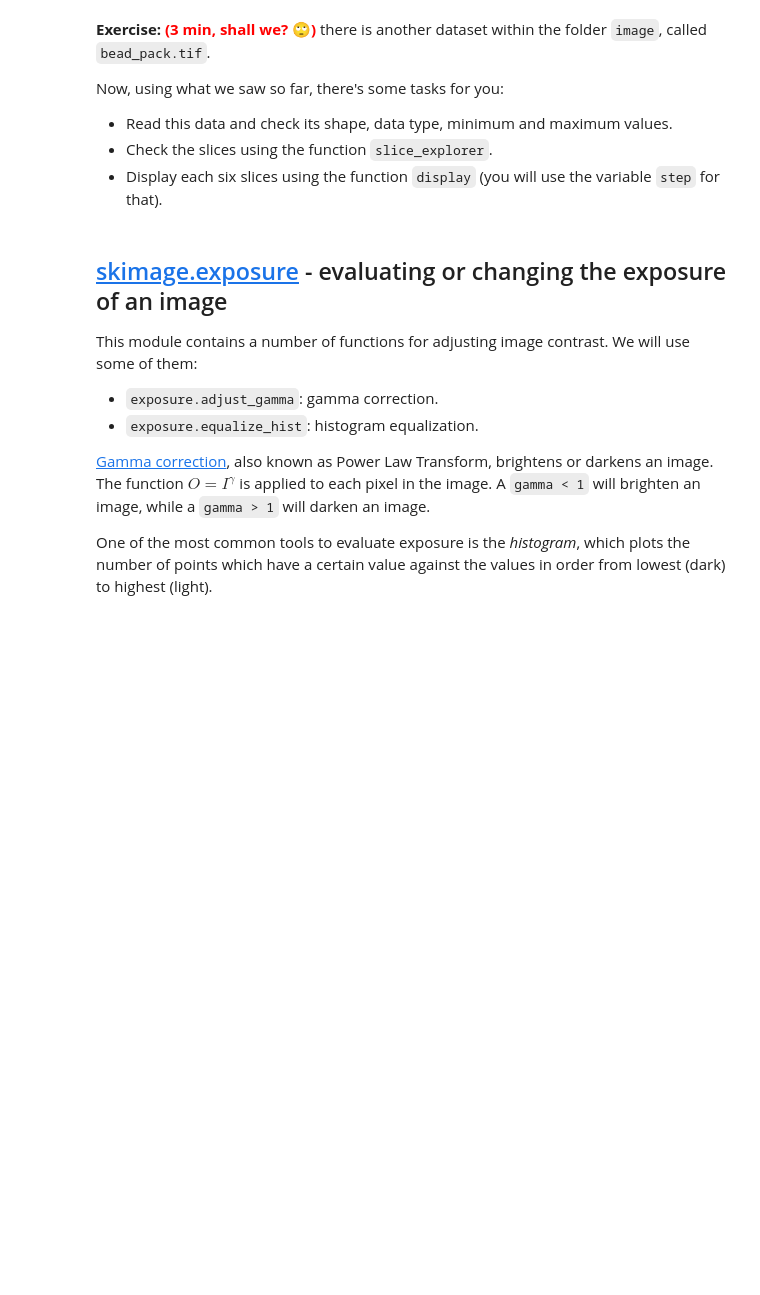
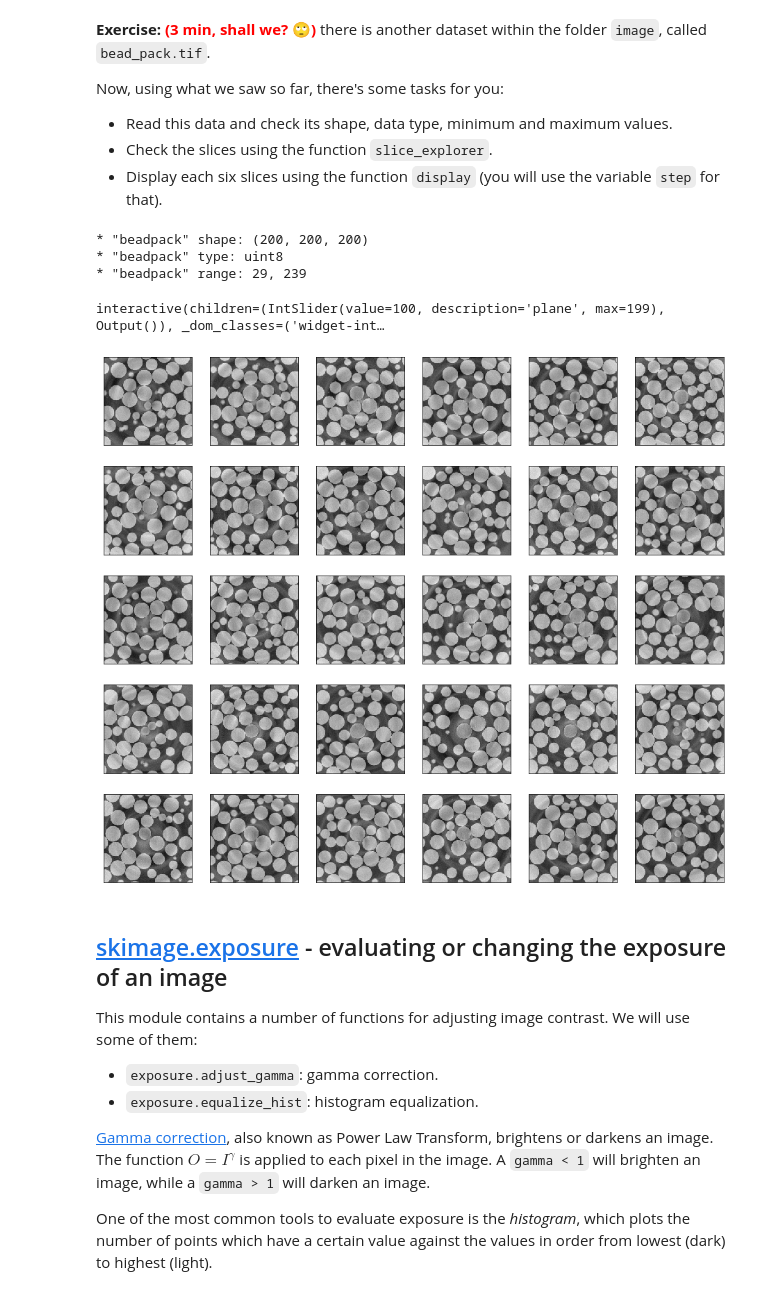
Before and after one commit to alexdesiqueira/tutorials, a Jupyter notebook: 2019/euroscipy2019/euroscipy2019_skimage.ipynb, the cells around one changed output. Cells and saved outputs as stored; diff of their text form; code cells hidden in the pictures; blank space fills up the shorter version.

```diff
--- a/2019/euroscipy2019/euroscipy2019_skimage.ipynb
+++ b/2019/euroscipy2019/euroscipy2019_skimage.ipynb
@@ -151,18 +152,21 @@ Now, using what we saw so far, there's some tasks for you:
   * Display each six slices using the function `display` (you will use the variable `step` for that).
 # %%
 # Your solution goes here!
+beadpack = io.imread('data/bead_pack.tif')
 
-beadpack = io.imread()
+print('* "beadpack" shape: {}'.format(beadpack.shape))
+print('* "beadpack" type: {}'.format(beadpack.dtype))
+print('* "beadpack" range: {}, {}'.format(beadpack.min(),
+                                          beadpack.max()))
 
-print('* "beadpack" shape: {}'.format())
-print('* "beadpack" type: {}'.format())
-print('* "beadpack" range: {}, {}'.format())
-
-sc.slice_explorer()
-sc.display(, step=)
-
-# let's convert beadpack to float; it'll help us on the future.
-beadpack = util.img_as_float(beadpack)
+sc.slice_explorer(beadpack)
+sc.display(beadpack, step=6)
+# %% [output]
+* "beadpack" shape: (200, 200, 200)
+* "beadpack" type: uint8
+* "beadpack" range: 29, 239
+interactive(children=(IntSlider(value=100, description='plane', max=199), Output()), _dom_classes=('widget-int…
+[figure, added]
 # %% [markdown]
 ## [skimage.exposure](https://scikit-image.org/docs/stable/api/skimage.exposure.html) - evaluating or changing the exposure of an image<a id='exposure'></a>
 
```
Also changed, not shown: parts of 34 cells of this notebook, 1 other file.
